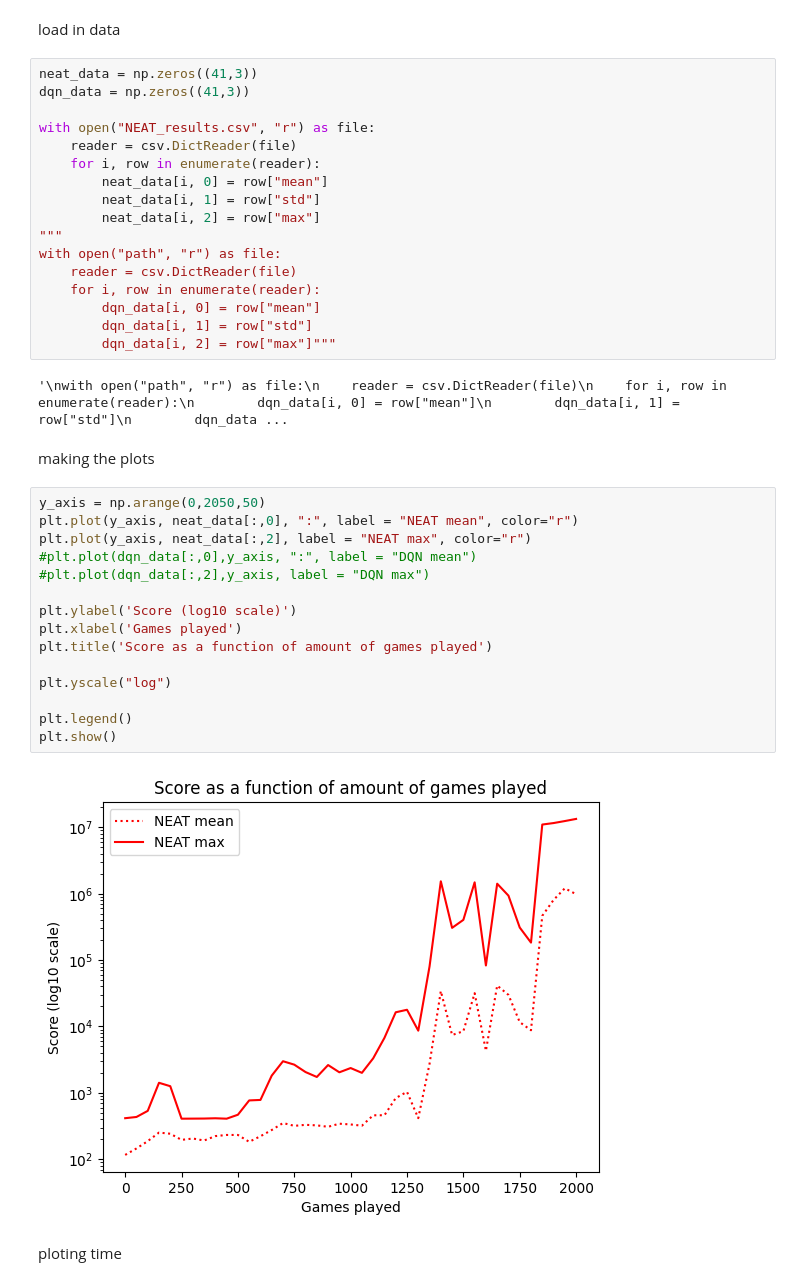
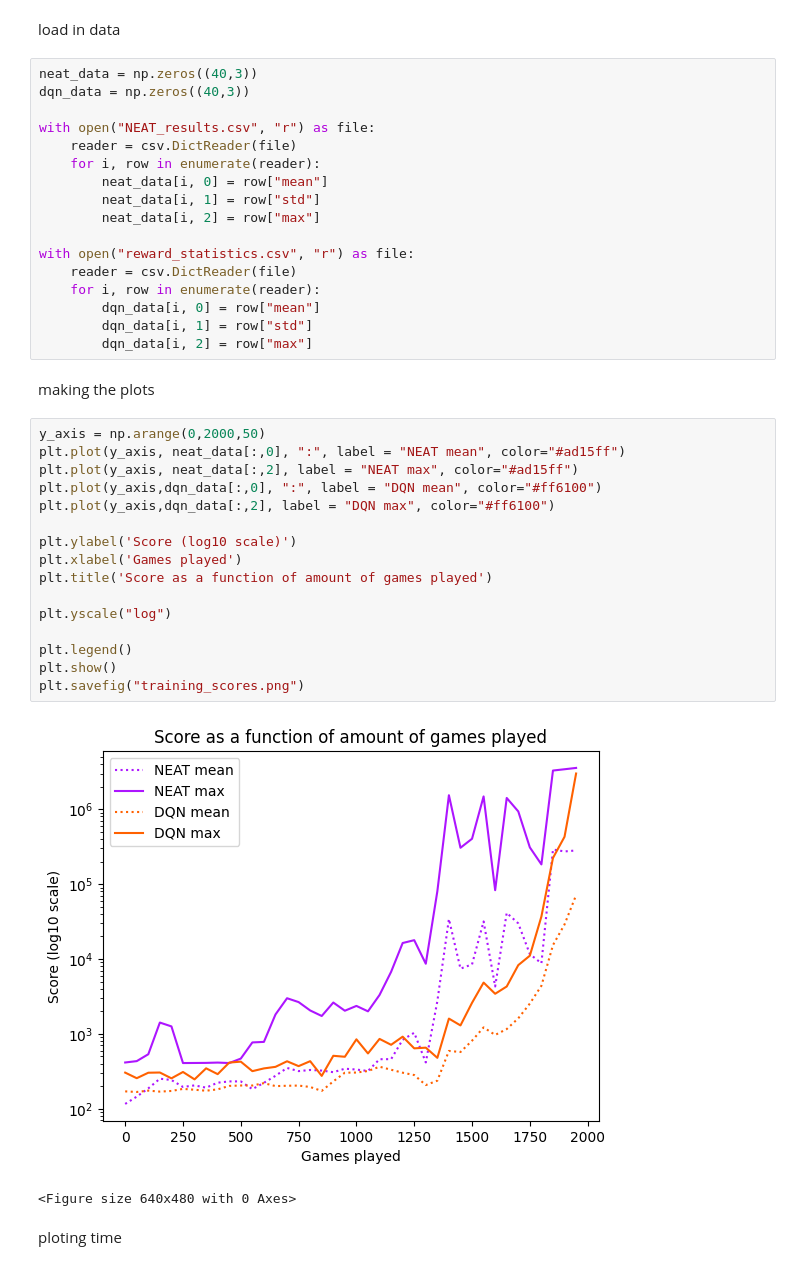
Before and after one commit to CarlSvejstrup/Tetris-DQN-NEAT, a Jupyter notebook: plotting.ipynb, the cells around one changed output. Drawn from its saved outputs; the diff is of its cells as text.

Commit message:
lavet plot

```diff
--- a/plotting.ipynb
+++ b/plotting.ipynb
@@ -5,8 +5,8 @@ import numpy as np
 # %% [markdown]
 load in data
 # %%
-neat_data = np.zeros((41,3))
-dqn_data = np.zeros((41,3))
+neat_data = np.zeros((40,3))
+dqn_data = np.zeros((40,3))
 
 with open("NEAT_results.csv", "r") as file:
     reader = csv.DictReader(file)
@@ -14,34 +14,34 @@ with open("NEAT_results.csv", "r") as file:
         neat_data[i, 0] = row["mean"]
         neat_data[i, 1] = row["std"]
         neat_data[i, 2] = row["max"]
-"""
-with open("path", "r") as file:
+
+with open("reward_statistics.csv", "r") as file:
     reader = csv.DictReader(file)
     for i, row in enumerate(reader):
         dqn_data[i, 0] = row["mean"]
         dqn_data[i, 1] = row["std"]
-        dqn_data[i, 2] = row["max"]"""
+        dqn_data[i, 2] = row["max"]
-# %% [output]
-'\nwith open("path", "r") as file:\n    reader = csv.DictReader(file)\n    for i, row in enumerate(reader):\n        dqn_data[i, 0] = row["mean"]\n        dqn_data[i, 1] = row["std"]\n        dqn_data ...
 # %% [markdown]
 making the plots
 # %%
-y_axis = np.arange(0,2050,50)
-plt.plot(y_axis, neat_data[:,0], ":", label = "NEAT mean", color="r")
-plt.plot(y_axis, neat_data[:,2], label = "NEAT max", color="r")
-#plt.plot(dqn_data[:,0],y_axis, ":", label = "DQN mean")
-#plt.plot(dqn_data[:,2],y_axis, label = "DQN max")
+y_axis = np.arange(0,2000,50)
+plt.plot(y_axis, neat_data[:,0], ":", label = "NEAT mean", color="#ad15ff")
+plt.plot(y_axis, neat_data[:,2], label = "NEAT max", color="#ad15ff")
+plt.plot(y_axis,dqn_data[:,0], ":", label = "DQN mean", color="#ff6100")
+plt.plot(y_axis,dqn_data[:,2], label = "DQN max", color="#ff6100")
 
 plt.ylabel('Score (log10 scale)')
 plt.xlabel('Games played')
 plt.title('Score as a function of amount of games played')
 
 plt.yscale("log")
 
 plt.legend()
 plt.show()
+plt.savefig("training_scores.png")
 # %% [output]
-[figure, old version]
+[figure, new version]
+<Figure size 640x480 with 0 Axes>
 # %% [markdown]
 ploting time
 # %%
```
Also changed, not shown: 4 other files.
